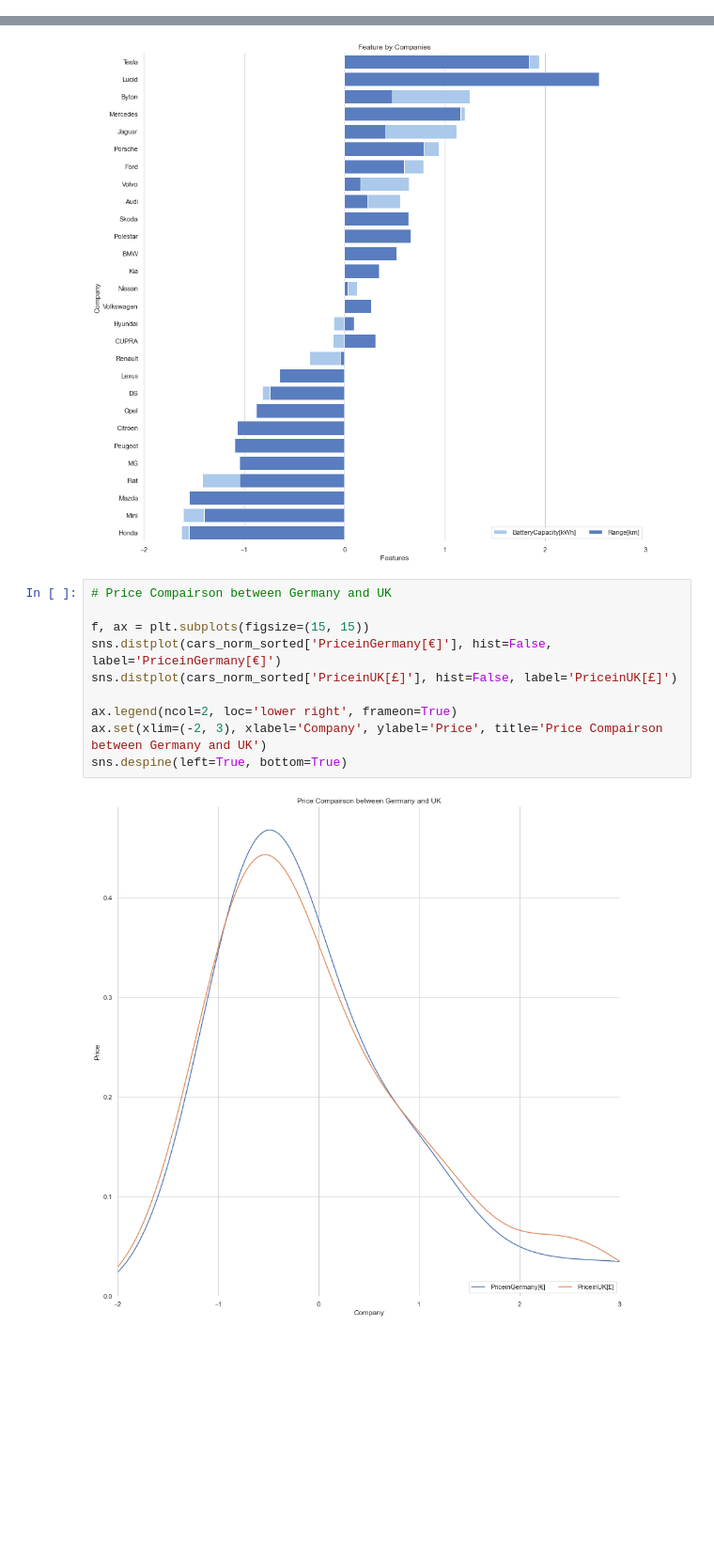
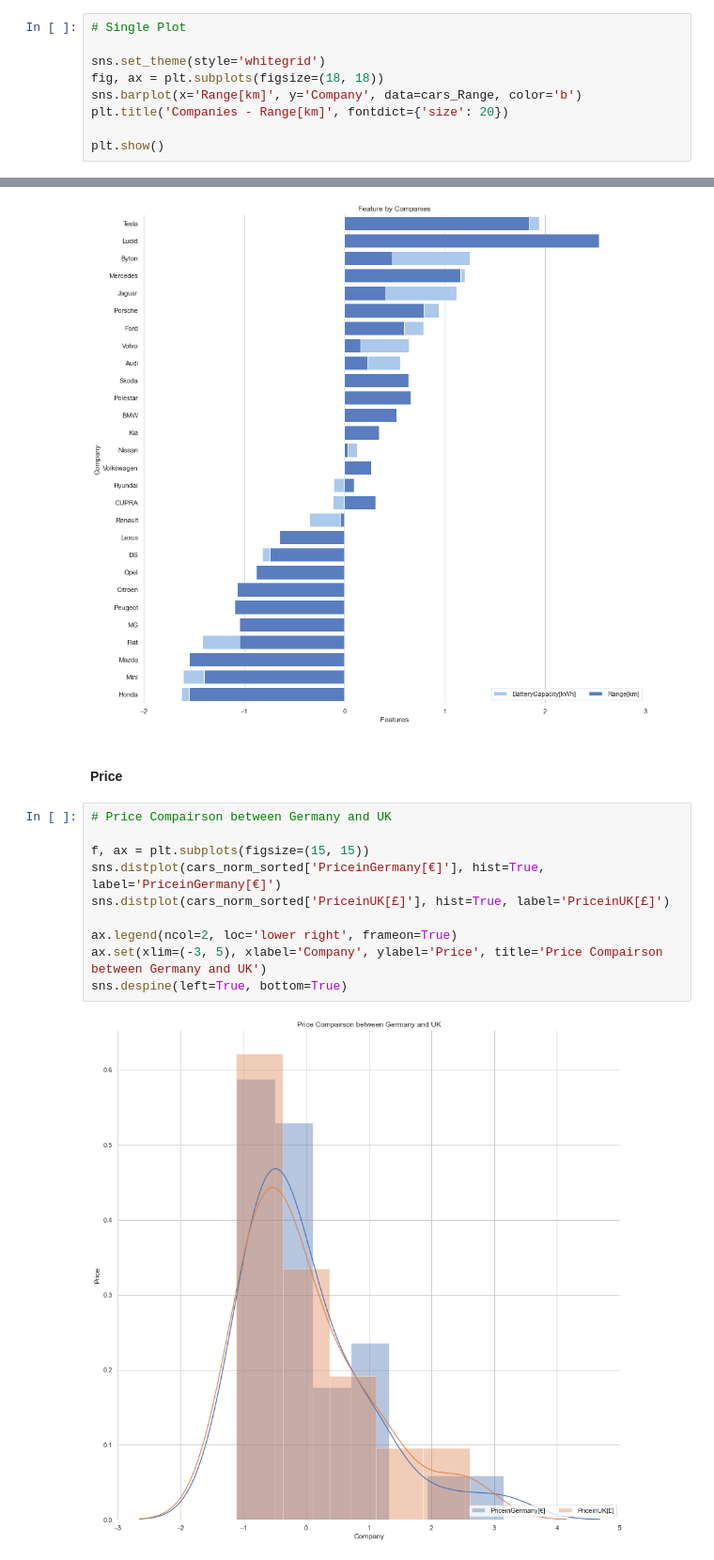
Before and after one commit to escortKwon/IndividualProjects_for_Portfolio, a Jupyter notebook: Quickest Electric Cars/QuickestElectricCars.ipynb, the cells around one changed output, grey strips where cells are left out. Shown at 94% size. Cells and saved outputs as stored; diff of their text form; blank space fills up the shorter version.

```diff
--- a/Quickest Electric Cars/QuickestElectricCars.ipynb
+++ b/Quickest Electric Cars/QuickestElectricCars.ipynb
@@ -313,0 +347,9 @@ plt.show()
+# %%
+# Single Plot
+
+sns.set_theme(style='whitegrid')
+fig, ax = plt.subplots(figsize=(18, 18))
+sns.barplot(x='Range[km]', y='Company', data=cars_Range, color='b')
+plt.title('Companies - Range[km]', fontdict={'size': 20})
+
+plt.show()
@@ -360,15 +406,17 @@ sns.despine(left=True, bottom=True)
 plt.show()
 # %% [output]
 [figure]
+# %% [markdown]
+#### Price
 # %%
 # Price Compairson between Germany and UK
 
 f, ax = plt.subplots(figsize=(15, 15))
-sns.distplot(cars_norm_sorted['PriceinGermany[€]'], hist=False, label='PriceinGermany[€]')
-sns.distplot(cars_norm_sorted['PriceinUK[£]'], hist=False, label='PriceinUK[£]')
+sns.distplot(cars_norm_sorted['PriceinGermany[€]'], hist=True, label='PriceinGermany[€]')
+sns.distplot(cars_norm_sorted['PriceinUK[£]'], hist=True, label='PriceinUK[£]')
 
 ax.legend(ncol=2, loc='lower right', frameon=True)
-ax.set(xlim=(-2, 3), xlabel='Company', ylabel='Price', title='Price Compairson between Germany and UK')
+ax.set(xlim=(-3, 5), xlabel='Company', ylabel='Price', title='Price Compairson between Germany and UK')
 sns.despine(left=True, bottom=True)
 # %% [output]
-[figure, old version]
+[figure, new version]
```
Also changed, not shown: parts of 30 cells of this notebook, 1 other file.
